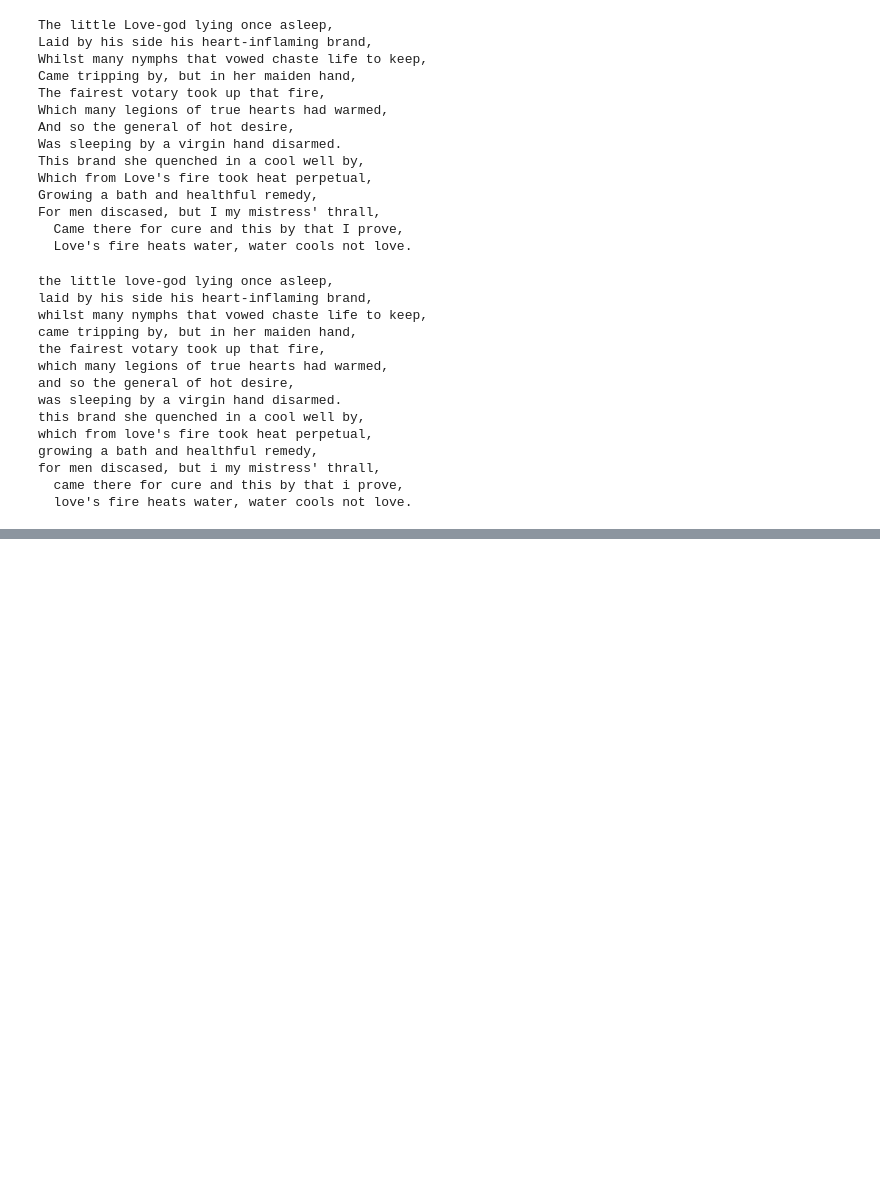
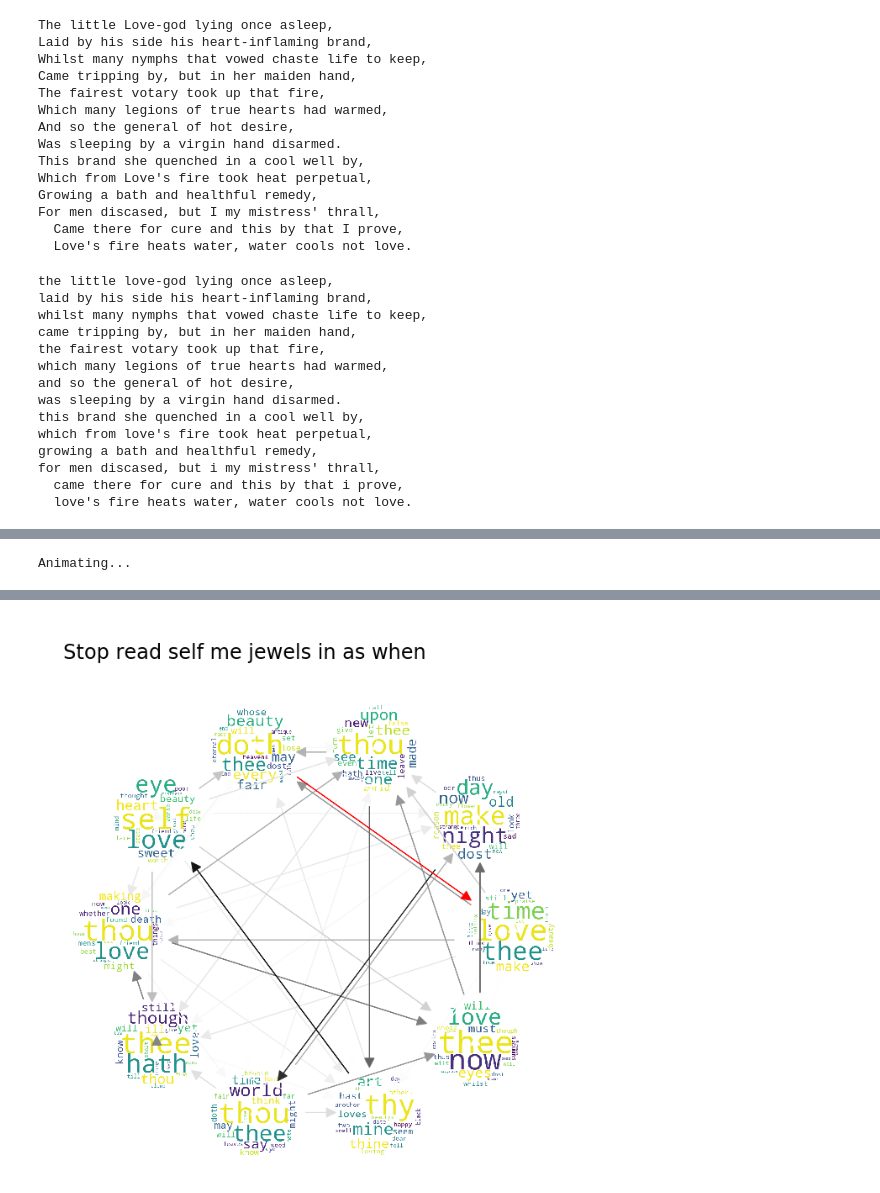
Before and after one commit to gmessner111/CS-155-Project-3, a Jupyter notebook: CS 155 Project 3.ipynb, the cells around one changed output, grey strips where cells are left out. Drawn from its saved outputs; the diff is of its cells as text; code cells hidden in the pictures; blank space fills up the shorter version.

```diff
--- a/CS 155 Project 3.ipynb
+++ b/CS 155 Project 3.ipynb
@@ -156,0 +407,6 @@ in
+# %%
+from IPython.display import HTML
+anim = animate_emission(hmm8, obs_map, M=8)
+HTML(anim.to_html5_video())
+# %% [output]
+Animating...
@@ -156,0 +414 @@ in
+[figure, added]
```
Also changed, not shown: parts of 28 cells of this notebook.
